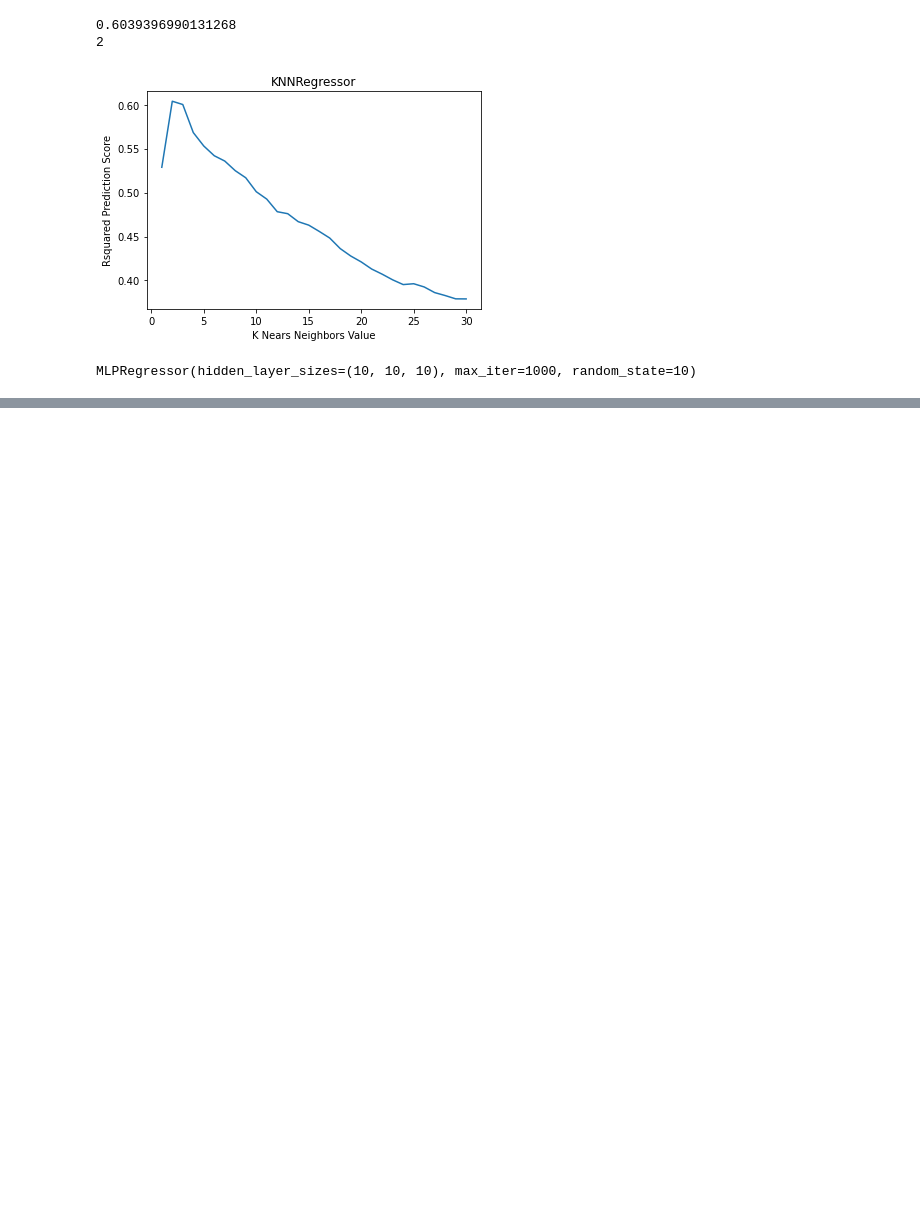
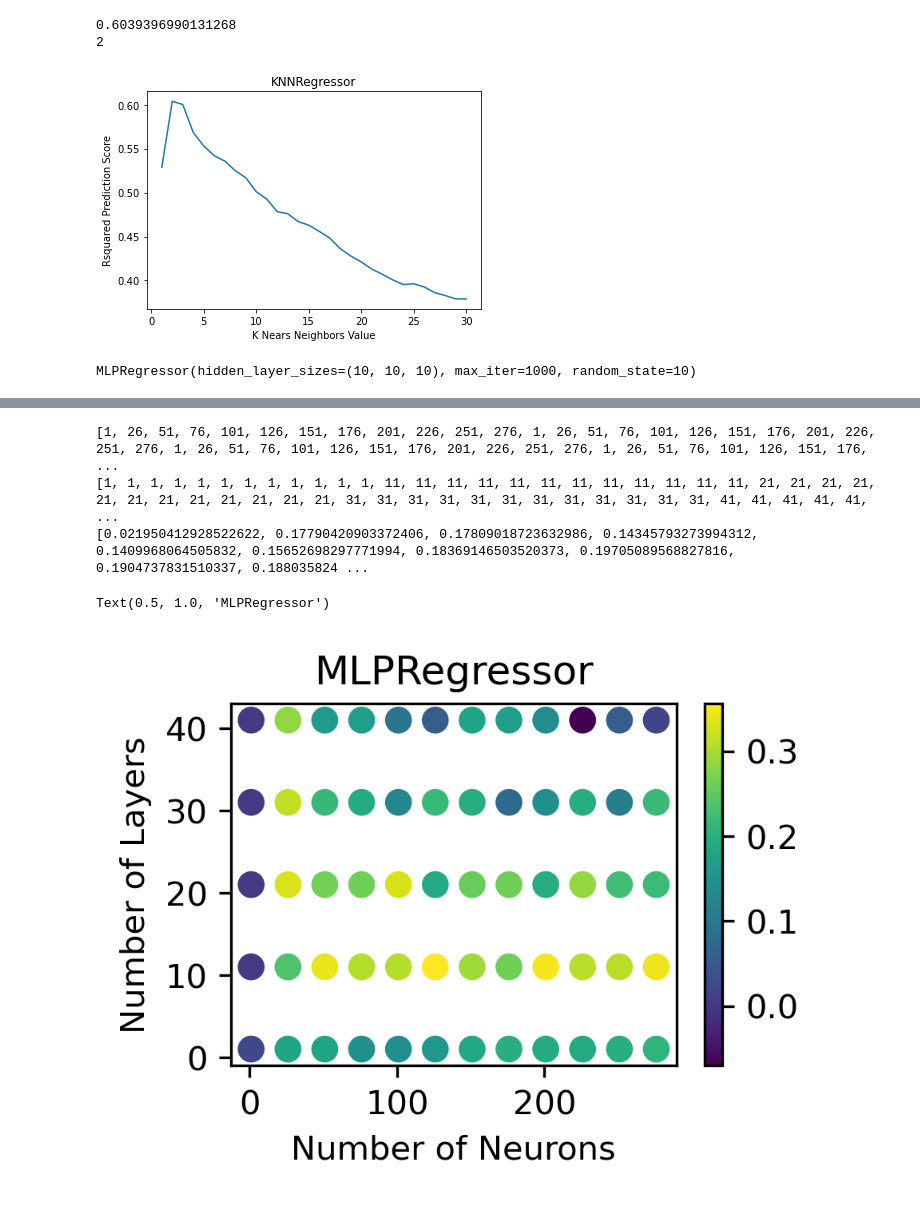
Before and after one commit to flane00/Capstone, a Jupyter notebook: VIIRS_2_IntChl_regression_model.ipynb, the cells around one changed output, grey strips where cells are left out. Drawn from its saved outputs; the diff is of its cells as text; code cells hidden in the pictures; blank space fills up the shorter version.

```diff
--- a/VIIRS_2_IntChl_regression_model.ipynb
+++ b/VIIRS_2_IntChl_regression_model.ipynb
@@ -164,0 +198,18 @@ Text(0.5, 0, '[Number of Layers/10 + 1/160*(number of nodes)]')
+# %%
+
+print(nueroidx)
+print(layeridx)
+print(scores_list)
+
+fig = plt.figure(figsize = (3,2), dpi = 300)
+plt.scatter(nueroidx,layeridx,50,scores_list)
+plt.colorbar()
+plt.ylabel('Number of Layers')
+plt.xlabel('Number of Neurons')
+plt.title("MLPRegressor")
+# %% [output]
+[1, 26, 51, 76, 101, 126, 151, 176, 201, 226, 251, 276, 1, 26, 51, 76, 101, 126, 151, 176, 201, 226, 251, 276, 1, 26, 51, 76, 101, 126, 151, 176, 201, 226, 251, 276, 1, 26, 51, 76, 101, 126, 151, 176, ...
+[1, 1, 1, 1, 1, 1, 1, 1, 1, 1, 1, 1, 11, 11, 11, 11, 11, 11, 11, 11, 11, 11, 11, 11, 21, 21, 21, 21, 21, 21, 21, 21, 21, 21, 21, 21, 31, 31, 31, 31, 31, 31, 31, 31, 31, 31, 31, 31, 41, 41, 41, 41, 41, ...
+[0.021950412928522622, 0.17790420903372406, 0.17809018723632986, 0.14345793273994312, 0.1409968064505832, 0.15652698297771994, 0.18369146503520373, 0.19705089568827816, 0.1904737831510337, 0.188035824 ...
+Text(0.5, 1.0, 'MLPRegressor')
+[figure, added]
```
Also changed, not shown: parts of 6 cells of this notebook, 1 other file.
